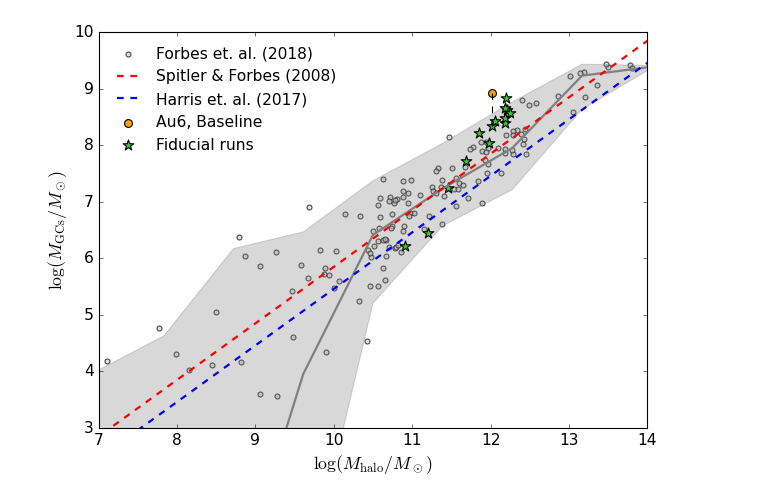
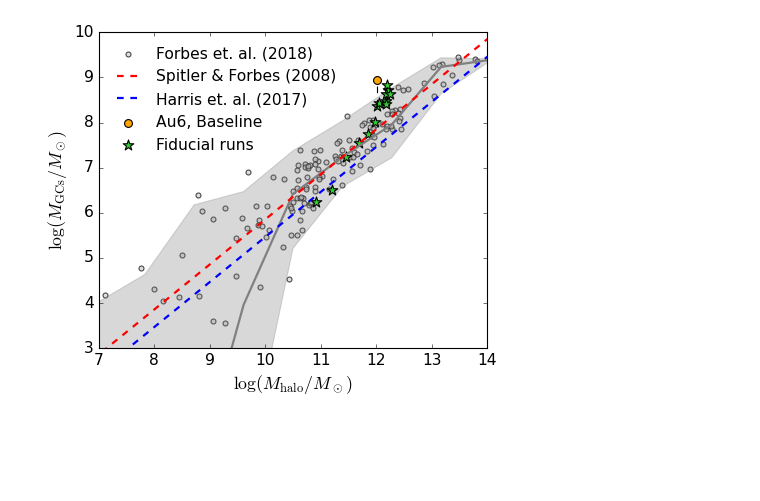
Before and after one commit to pablocoque/post_process_routines, a Jupyter notebook: src/halo_gc_mass_relation.ipynb, the cells around one changed output. Drawn from its saved outputs; the diff is of its cells as text; code cells hidden in the pictures; blank space fills up the shorter version.

```diff
--- a/src/halo_gc_mass_relation.ipynb
+++ b/src/halo_gc_mass_relation.ipynb
@@ -27,5 +25,5 @@ simulation_list = original_mw + lowmass_mw + dwarfs
 # %%
-baseline_sim = 'Au06_lvl4_cfea_scbase'
+baseline_sim = 'Au06_cfea_scbase'
 simulation_list.append(baseline_sim)
 # %%
 simulation_list
@@ -82,19 +70,23 @@ for sim in simulation_list:
 
     # Fit GMM
     gmm = GaussianMixture(n_components=2, means_init=[[0.0,np.median(orbital_energy[starparts]), -2.0],
-                                                      [0.9,np.median(orbital_energy[starparts]), -3.0]],
-                                                       covariance_type='full', random_state=42)
+                                                    [0.9,np.median(orbital_energy[starparts]), -5.0]],
+                                                    covariance_type='full', random_state=42)
     gmm.fit(X)
 
     # Predict cluster memberships
     decomp_labels = gmm.predict(X)
     median_eps = [np.median(eps[decomp_labels==i]) for i in range(gmm.n_components)]
-    sph_label = np.argmin(median_eps)
-    disc_label = np.argmax(median_eps)
+    sph_label = np.argmin(np.array(median_eps))
+    disc_label = np.argmax(np.array(median_eps))
 
-    #Force assign disc_label to clusters with high circularity
-    mask = (decomp_labels == sph_label) & (eps > 0.7) & (s.r()[starparts] < np.percentile(s.r()[starparts][decomp_labels == disc_label], 0.75))
+    # Force assign disc_label to clusters with high circularity parameter
+    mask = (decomp_labels == sph_label) & (eps > 0.7)# & (s.r()[starparts] < np.percentile(s.r()[starparts][decomp_labels == disc_label], 0.5))
     decomp_labels[mask] = disc_label
+
+    # Force assign sph_label to clusters with high z-coordinate (10kpc)
+    mask = (decomp_labels == disc_label) & (np.abs(s.data['pos'][:,0][starparts])*1e3 > 5.)
+    decomp_labels[mask] = sph_label
 
     print('GMM Label for Spheroid:', sph_label)
     mask_decomposition = decomp_labels[mask_clusters_initial] == sph_label
@@ -223,22 +192,23 @@ for i in range(len(simulation_list)):
     if 'Au06' in simulation_list[i]:
         idx.append(i)
 # %%
-plt.scatter(halomass_gcmass_rel[:,0], halomass_gcmass_rel[:,1], c='lightgrey', label='Forbes et. al. (2018)', alpha=0.7)
-plt.plot((halobins[1:]+halobins[:-1])/2., median_relation, color='grey', linewidth=2)
-plt.fill_between((halobins[1:]+halobins[:-1])/2., sigma_low_relation, sigma_high_relation, color='grey', alpha=0.3)
-plt.plot(halobins, spitler_forbes, color='r', linewidth=2, linestyle='dashed', label='Spitler & Forbes (2008)')
-plt.plot(halobins, harris, color='b', linewidth=2, linestyle='dashed', label='Harris et. al. (2017)')
-plt.plot([np.log10(halo_masses[idx[0]]), np.log10(halo_masses[idx[1]])],
+fig, ax = plt.subplots(1, 1, figsize=(6,5))
+ax.scatter(halomass_gcmass_rel[:,0], halomass_gcmass_rel[:,1], c='lightgrey', label='Forbes et. al. (2018)', alpha=0.7)
+ax.plot((halobins[1:]+halobins[:-1])/2., median_relation, color='grey', linewidth=2)
+ax.fill_between((halobins[1:]+halobins[:-1])/2., sigma_low_relation, sigma_high_relation, color='grey', alpha=0.3)
+ax.plot(halobins, spitler_forbes, color='r', linewidth=2, linestyle='dashed', label='Spitler & Forbes (2008)')
+ax.plot(halobins, harris, color='b', linewidth=2, linestyle='dashed', label='Harris et. al. (2017)')
+ax.plot([np.log10(halo_masses[idx[0]]), np.log10(halo_masses[idx[1]])],
          [np.log10(gc_system_masses[idx[0]]), np.log10(gc_system_masses[idx[1]])], color='k', linestyle='dashed', linewidth=1)
-plt.scatter(np.log10(halo_masses[-1]), np.log10(gc_system_masses[-1]), color='orange', edgecolors='k', marker='o', s=50, label='Au6, Baseline')
-plt.scatter(np.log10(halo_masses[:-1]), np.log10(gc_system_masses[:-1]), color='limegreen', edgecolors='k', marker='*', s=100, label='Fiducial runs')
-plt.xlim(7, 14)
-plt.ylim(3, 10)
-plt.xlabel(r'$\log(M_{\rm{halo}}/M_\odot)$', fontsize=16)
-plt.ylabel(r'$\log(M_{\rm{GCs}}/M_\odot)$', fontsize=16)
-plt.legend(loc='upper left', fontsize=14, scatterpoints=1, frameon=False)
-plt.tick_params(labelsize=14)
+ax.scatter(np.log10(halo_masses[-1]), np.log10(gc_system_masses[-1]), color='orange', edgecolors='k', marker='o', s=50, label='Au6, Baseline')
+ax.scatter(np.log10(halo_masses[:-1]), np.log10(gc_system_masses[:-1]), color='limegreen', edgecolors='k', marker='*', s=100, label='Fiducial runs')
+ax.set_xlim(7, 14)
+ax.set_ylim(3, 10)
+ax.set_xlabel(r'$\log(M_{\rm{halo}}/M_\odot)$', fontsize=16)
+ax.set_ylabel(r'$\log(M_{\rm{GCs}}/M_\odot)$', fontsize=16)
+ax.legend(loc='upper left', fontsize=14, scatterpoints=1, frameon=False)
+ax.tick_params(labelsize=14)
 plt.tight_layout()
 plt.savefig('./plots/halomass_gcmass_relation_paper.pdf', bbox_inches='tight')
 # %% [output]
-[figure, old version]
+[figure, new version]
```
Also changed, not shown: parts of 5 cells of this notebook, 14 other files.
